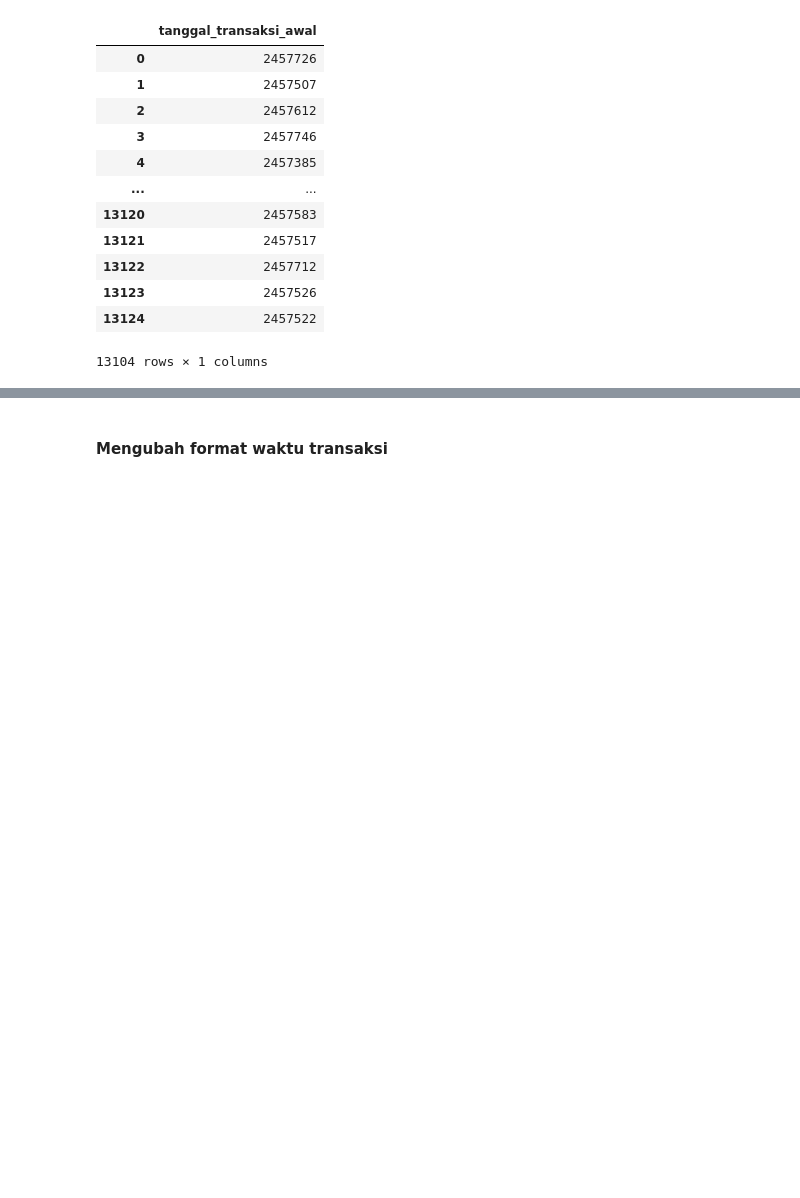
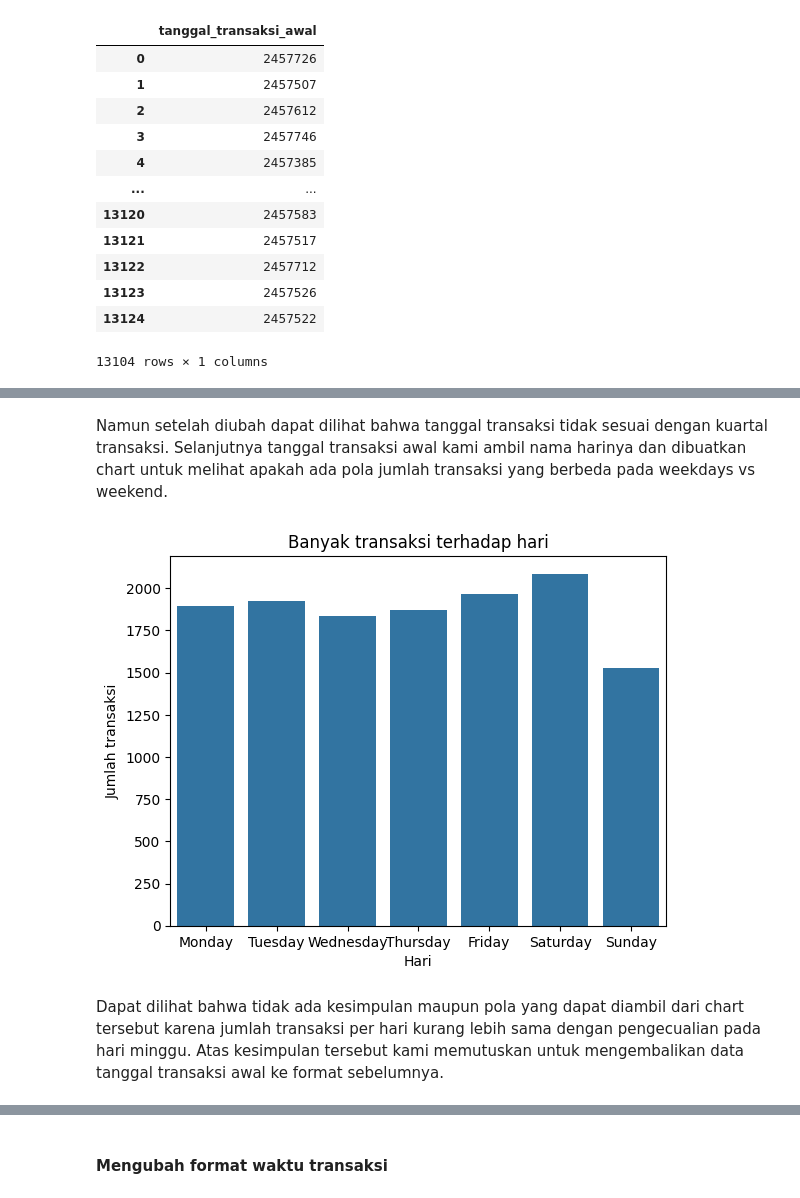
Before and after one commit to FRQNC/DatMin-Klasifikasi, a Jupyter notebook: tugas2.ipynb, the cells around one changed output, grey strips where cells are left out. Cells and saved outputs as stored; diff of their text form; code cells hidden in the pictures; blank space fills up the shorter version.

Commit message:
mengembalikan tanggal transaksi awal ke tipe data awal

```diff
--- a/tugas2.ipynb
+++ b/tugas2.ipynb
@@ -295,7 +296,9 @@ Tanggal tersebut tampaknya merupakan angka Julian. Angka Julian adalah cara untu
 # %%
+train_copy = train
+
 # Fungsi untuk mengonversi tanggal Julian menjadi tanggal yang masuk akal
 def convert_julian_to_date(julian_date):
     return pd.to_datetime(julian_date, origin='julian', unit='D')
 
 # Terapkan fungsi pada kolom tanggal
-train['tanggal_transaksi_awal'] = train['tanggal_transaksi_awal'].apply(convert_julian_to_date).dt.date
+train_copy['tanggal_transaksi_awal'] = train_copy['tanggal_transaksi_awal'].apply(convert_julian_to_date).dt.date
@@ -302,3 +314,26 @@ train['tanggal_transaksi_awal'] = train['tanggal_transaksi_awal'].apply(convert_
+# %% [markdown]
+Namun setelah diubah dapat dilihat bahwa tanggal transaksi tidak sesuai dengan kuartal transaksi. Selanjutnya tanggal transaksi awal kami ambil nama harinya dan dibuatkan chart untuk melihat apakah ada pola jumlah transaksi yang berbeda pada weekdays vs weekend.
+# %%
+train_copy["hari_transaksi"] = train_copy["tanggal_transaksi_awal"].apply(lambda x: x.strftime("%A"))
+train_copy["hari_transaksi"] = train_copy["hari_transaksi"].astype("category")
+custom_order = ['Monday', 'Tuesday', 'Wednesday', 'Thursday', 'Friday', 'Saturday', 'Sunday']
+train_copy["hari_transaksi"] = pd.Categorical(train_copy["hari_transaksi"], categories=custom_order, ordered=True)
+# %%
+day_counts = train_copy["hari_transaksi"].value_counts()
+
+# Create a bar plot
+sns.barplot(x=day_counts.index, y=day_counts)
+
+plt.xlabel('Hari')
+plt.ylabel('Jumlah transaksi')
+plt.title('Banyak transaksi terhadap hari')
+
+# Display the plot
+plt.show()
+# %% [output]
+[figure, added]
+# %% [markdown]
+Dapat dilihat bahwa tidak ada kesimpulan maupun pola yang dapat diambil dari chart tersebut karena jumlah transaksi per hari kurang lebih sama dengan pengecualian pada hari minggu. Atas kesimpulan tersebut kami memutuskan untuk mengembalikan data tanggal transaksi awal ke format sebelumnya.
 # %%
 train.head()
 # %% [output]
```
Also changed, not shown: parts of 7 cells of this notebook.
